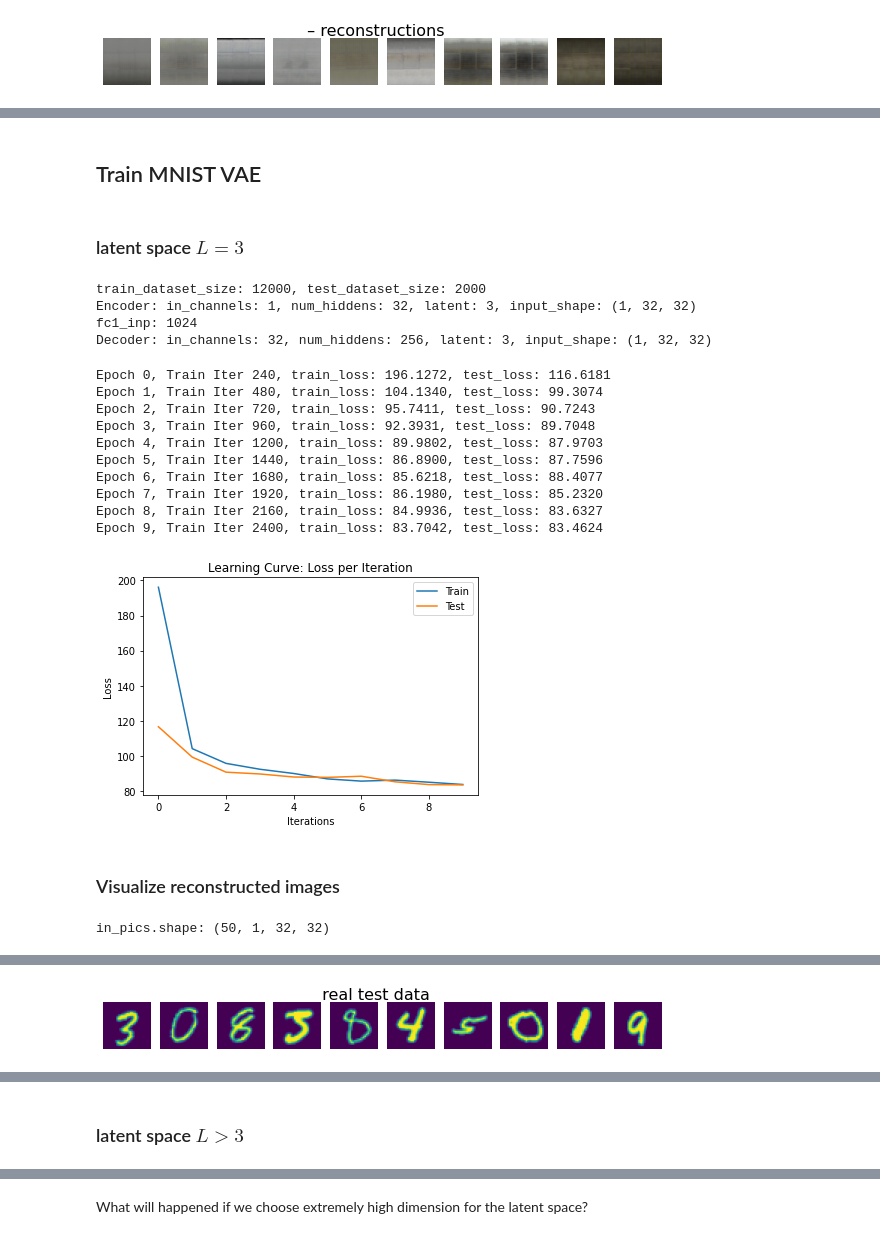
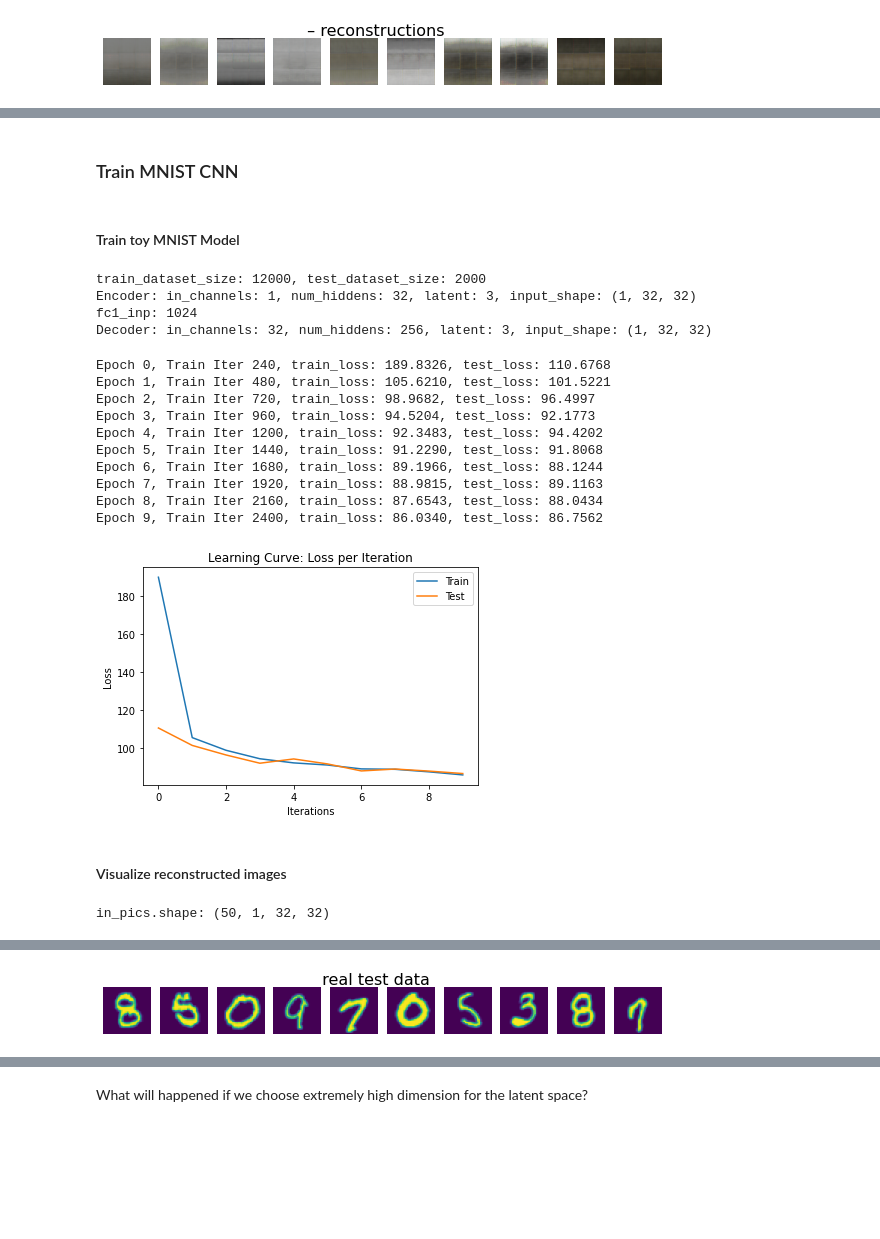
Before and after one commit to alexfok/IntroDeepLearning2022, a Jupyter notebook: IDL_Project_v1.ipynb, the cells around one changed output, grey strips where cells are left out. Cells and saved outputs as stored; diff of their text form; code cells hidden in the pictures; blank space fills up the shorter version.

```diff
--- a/IDL_Project_v1.ipynb
+++ b/IDL_Project_v1.ipynb
@@ -1224,8 +1231,8 @@ def train_stl10_toy():
 
 DEBUG = False
 DEBUG_NN = False
-
-model_1, x_recon_stl10, img_stl10 = train_stl10_toy()
+if TRAIN:
+  model_1, x_recon_stl10, img_stl10 = train_stl10_toy()
 # %% [output]
 Encoder: in_channels: 3, num_hiddens: 32, latent: 3, input_shape: (3, 96, 96)
 fc1_inp: 9216
@@ -1302,9 +1307,9 @@ Train new model with your choice for $L$.
 # %%
-def train_stl10():
+def train_stl10(learning_rate = 2e-3, batch_size = 50, num_epochs = 100, latent2 = 200):
 
-  learning_rate = 2e-3
-  batch_size = 50
-  num_epochs = 100
+  #learning_rate = 2e-3
+  #batch_size = 50
+  #num_epochs = 100
 
   #mnist_test_split, mnist_train_split = None, None
   #stl10_test_split, stl10_train_split = None, None
@@ -1325,11 +1330,6 @@ def train_stl10():
   # Train STL10
   # set STL10 image size
   # image shape
-  #HEIGHT = 96
-  #WIDTH = 96
-  #DEPTH = 3
-  image_c, image_h, image_w = (3, 96, 96)
-  image_size = (96, 96)
   # resize the images
   image_shape = (3, 96, 96)
 
@@ -1346,7 +1346,9 @@ def train_stl10():
   plot_learning_curve(train_iters, test_iters, train_losses, test_losses, epocs_vec)
   return model_2, x_recon, img
 
-model_2_stl10, x_recon, img = train_stl10()
+if TRAIN:
+  #model_2_stl10, x_recon, img = train_stl10()
+  model_2_stl10, x_recon, img = train_stl10(learning_rate = 2e-3, batch_size = 50, num_epochs = 100, latent2 = 200)
 # %% [output]
 train_dataset_size: 5000, test_dataset_size: 8000
 Encoder: in_channels: 3, num_hiddens: 32, latent: 200, input_shape: (3, 96, 96)
@@ -1384,0 +1390,5 @@ in_pics.shape: torch.Size([50, 3, 96, 96])
+# %%
+if TRAIN:
+  beta = 0.2
+  model_beta2_stl10, x_recon, img = train_stl10(learning_rate = 2e-3, batch_size = 50, num_epochs = 100, latent2 = 200)
+  beta = 0.8
@@ -1385,7 +1414,7 @@ in_pics.shape: torch.Size([50, 3, 96, 96])
 # %% [markdown]
-## Train MNIST VAE
+### Train MNIST CNN
-# %% [markdown]
-### latent space $L = 3$
+# %% [markdown]
+#### Train toy MNIST Model
 # %%
 # Train MNIST
 def train_mnist_toy():
@@ -1432,25 +1461,26 @@ def train_mnist_toy():
 
 #DEBUG = True
 #DEBUG_NN = True
-model_1_mnist, x_recon_mnist, imgs_mnist = train_mnist_toy()
+if TRAIN:
+  model_1_mnist, x_recon_mnist, imgs_mnist = train_mnist_toy()
 # %% [output]
 train_dataset_size: 12000, test_dataset_size: 2000
 Encoder: in_channels: 1, num_hiddens: 32, latent: 3, input_shape: (1, 32, 32)
 fc1_inp: 1024
 Decoder: in_channels: 32, num_hiddens: 256, latent: 3, input_shape: (1, 32, 32)
-Epoch 0, Train Iter 240, train_loss: 196.1272, test_loss: 116.6181
-Epoch 1, Train Iter 480, train_loss: 104.1340, test_loss: 99.3074
-Epoch 2, Train Iter 720, train_loss: 95.7411, test_loss: 90.7243
-Epoch 3, Train Iter 960, train_loss: 92.3931, test_loss: 89.7048
-Epoch 4, Train Iter 1200, train_loss: 89.9802, test_loss: 87.9703
-Epoch 5, Train Iter 1440, train_loss: 86.8900, test_loss: 87.7596
-Epoch 6, Train Iter 1680, train_loss: 85.6218, test_loss: 88.4077
-Epoch 7, Train Iter 1920, train_loss: 86.1980, test_loss: 85.2320
-Epoch 8, Train Iter 2160, train_loss: 84.9936, test_loss: 83.6327
-Epoch 9, Train Iter 2400, train_loss: 83.7042, test_loss: 83.4624
+Epoch 0, Train Iter 240, train_loss: 189.8326, test_loss: 110.6768
+Epoch 1, Train Iter 480, train_loss: 105.6210, test_loss: 101.5221
+Epoch 2, Train Iter 720, train_loss: 98.9682, test_loss: 96.4997
+Epoch 3, Train Iter 960, train_loss: 94.5204, test_loss: 92.1773
+Epoch 4, Train Iter 1200, train_loss: 92.3483, test_loss: 94.4202
+Epoch 5, Train Iter 1440, train_loss: 91.2290, test_loss: 91.8068
+Epoch 6, Train Iter 1680, train_loss: 89.1966, test_loss: 88.1244
+Epoch 7, Train Iter 1920, train_loss: 88.9815, test_loss: 89.1163
+Epoch 8, Train Iter 2160, train_loss: 87.6543, test_loss: 88.0434
+Epoch 9, Train Iter 2400, train_loss: 86.0340, test_loss: 86.7562
-[figure, old version]
+[figure, new version]
 # %% [markdown]
-### Visualize reconstructed images
+#### Visualize reconstructed images
 # %%
 def display_images_mnist(imgs, x_recon = None, X=1, label='', count=False):
     in_pics = imgs.data.cpu()
@@ -1476,7 +1506,7 @@ def display_images_mnist(imgs, x_recon = None, X=1, label='', count=False):
               out_pic = out_pics[j+Y*i,0]
               plt.imshow(out_pic)
               plt.axis('off')
-
-display_images_mnist(imgs_mnist, x_recon_mnist, X=5, label='', count=False)
+if TRAIN:
+  display_images_mnist(imgs_mnist, x_recon_mnist, X=5, label='', count=False)
 # %% [output]
 in_pics.shape: (50, 1, 32, 32)
@@ -1489 +1519 @@ in_pics.shape: (50, 1, 32, 32)
-[figure, old version]
+[figure, new version]
@@ -1493,2 +1522,0 @@ in_pics.shape: (50, 1, 32, 32)
-# %% [markdown]
-### latent space $L > 3$
```
Also changed, not shown: parts of 111 cells of this notebook.
